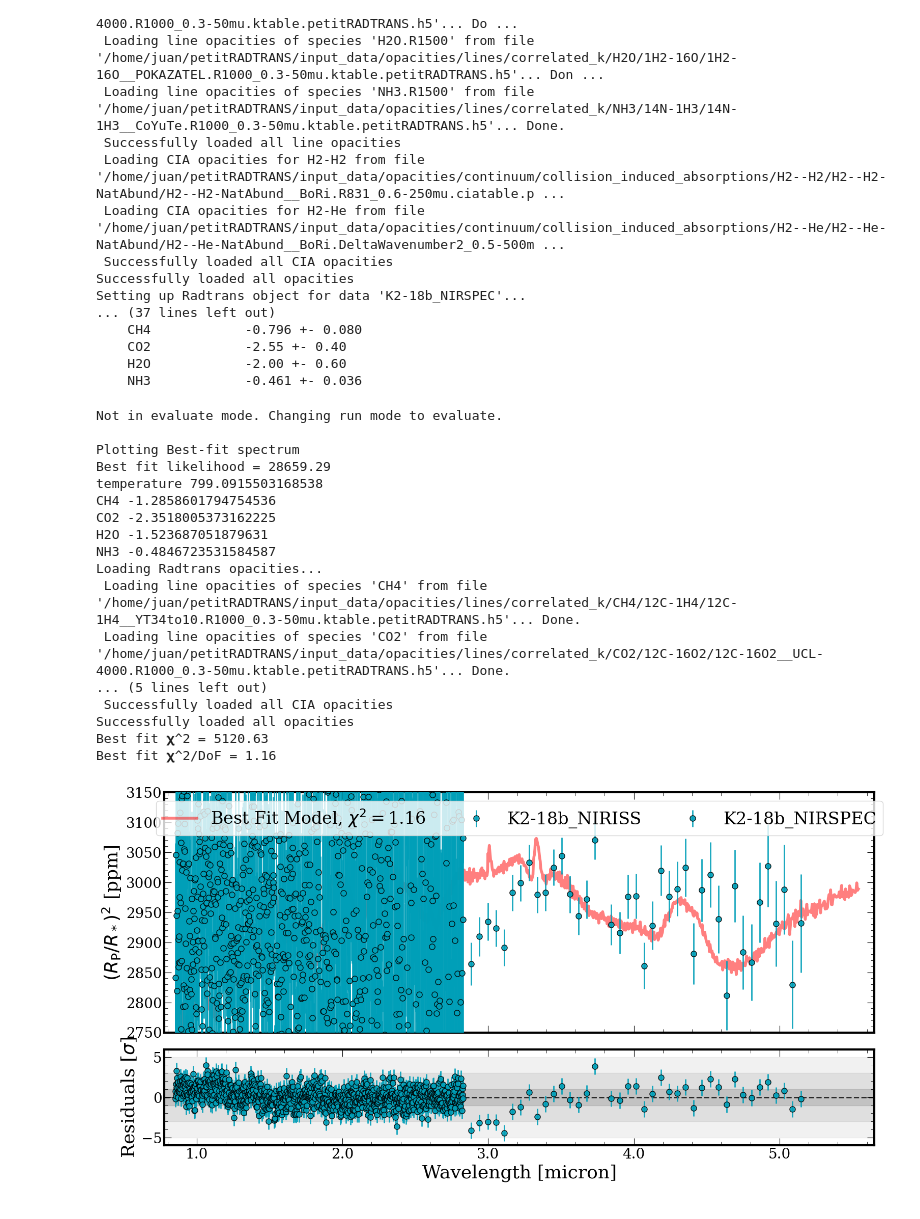
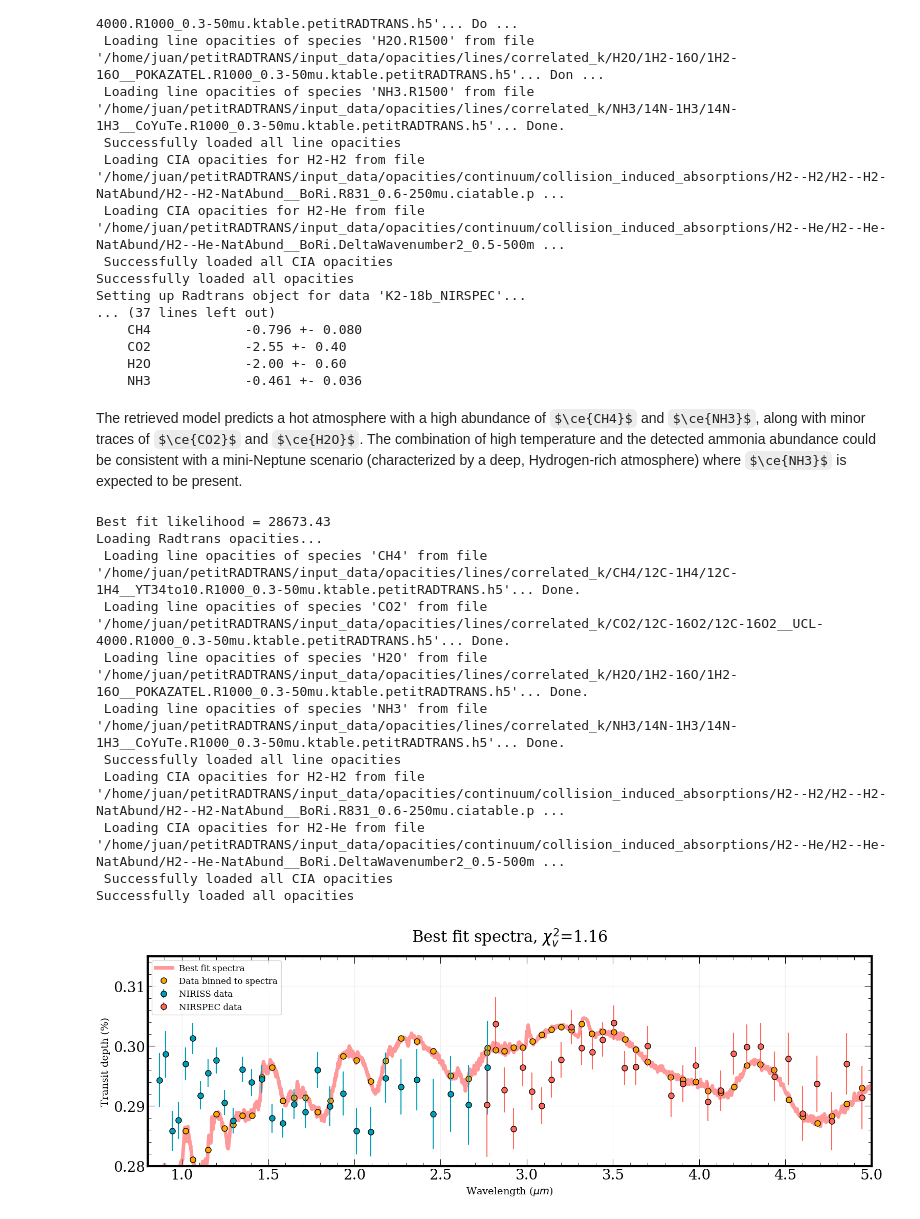
Before and after one commit to juan-zapata4/petit-atmospheric-retrievals, a Jupyter notebook: notebooks/K2-18b/Isothermal_clear_standard.ipynb, the cells around one changed output. Drawn from its saved outputs; the diff is of its cells as text; code cells hidden in the pictures; some formulas as TeX source.

Commit message:
work on isothermal model notebooks

```diff
--- a/notebooks/K2-18b/Isothermal_clear_standard.ipynb
+++ b/notebooks/K2-18b/Isothermal_clear_standard.ipynb
@@ -126,31 +127,74 @@ Setting up Radtrans object for data 'K2-18b_NIRSPEC'...
     CO2            -2.55 +- 0.40
     H2O            -2.00 +- 0.60
     NH3            -0.461 +- 0.036
+# %% [markdown]
+The retrieved model predicts a hot atmosphere with a high abundance of $\ce{CH4}$ and $\ce{NH3}$, along with minor traces of $\ce{CO2}$ and $\ce{H2O}$. The combination of high temperature and the detected ammonia abundance could be consistent with a mini-Neptune scenario (characterized by a deep, Hydrogen-rich atmosphere) where $\ce{NH3}$ is expected to be present.
 # %%
+## Getting samples
 sample_dict, parameter_dict = retrieval.get_samples(output_directory=output_directory)
 samples_use = sample_dict[retrieval.configuration.retrieval_name]
 parameters_read = parameter_dict[retrieval.configuration.retrieval_name]
 
+## Getting the best-fit model
+log_l, best_fit_index = retrieval.get_best_fit_likelihood(samples_use)
+sample_use = samples_use[:-1, best_fit_index]
 
-fig,ax,ax_r = retrieval.plot_spectra(samples_use, parameters_read, refresh = True, mode = 'bestfit')
-ax.set_ylim(2750, 3150)
-plt.show()
+best_fit_wavelengths, best_fit_spectrum = retrieval.get_best_fit_model(
+                sample_use,
+                parameters_read,
+                model_generating_function=isothermal_transmission,
+            )
 # %% [output]
-Not in evaluate mode. Changing run mode to evaluate.
-
-Plotting Best-fit spectrum
-Best fit likelihood = 28659.29
-temperature 799.0915503168538
-CH4 -1.2858601794754536
-CO2 -2.3518005373162225
-H2O -1.523687051879631
-NH3 -0.4846723531584587
+Best fit likelihood = 28673.43
 Loading Radtrans opacities...
  Loading line opacities of species 'CH4' from file '/home/juan/petitRADTRANS/input_data/opacities/lines/correlated_k/CH4/12C-1H4/12C-1H4__YT34to10.R1000_0.3-50mu.ktable.petitRADTRANS.h5'... Done.
  Loading line opacities of species 'CO2' from file '/home/juan/petitRADTRANS/input_data/opacities/lines/correlated_k/CO2/12C-16O2/12C-16O2__UCL-4000.R1000_0.3-50mu.ktable.petitRADTRANS.h5'... Done.
-... (5 lines left out)
+ Loading line opacities of species 'H2O' from file '/home/juan/petitRADTRANS/input_data/opacities/lines/correlated_k/H2O/1H2-16O/1H2-16O__POKAZATEL.R1000_0.3-50mu.ktable.petitRADTRANS.h5'... Done.
+ Loading line opacities of species 'NH3' from file '/home/juan/petitRADTRANS/input_data/opacities/lines/correlated_k/NH3/14N-1H3/14N-1H3__CoYuTe.R1000_0.3-50mu.ktable.petitRADTRANS.h5'... Done.
+ Successfully loaded all line opacities
+ Loading CIA opacities for H2-H2 from file '/home/juan/petitRADTRANS/input_data/opacities/continuum/collision_induced_absorptions/H2--H2/H2--H2-NatAbund/H2--H2-NatAbund__BoRi.R831_0.6-250mu.ciatable.p ...
+ Loading CIA opacities for H2-He from file '/home/juan/petitRADTRANS/input_data/opacities/continuum/collision_induced_absorptions/H2--He/H2--He-NatAbund/H2--He-NatAbund__BoRi.DeltaWavenumber2_0.5-500m ...
  Successfully loaded all CIA opacities
 Successfully loaded all opacities
-Best fit 𝛘^2 = 5120.63
-Best fit 𝛘^2/DoF = 1.16
-[figure, removed]
+# %%
+## Loading the low resolution spectra
+niriss = pd.read_csv(os.path.join(root_path, "spectra/K2-18b_NIRISS_low_res.txt"), skiprows=1, names=["wl", "td", "td_e"], sep="\s+")
+nirspec = pd.read_csv(os.path.join(root_path, "spectra/K2-18b_NIRSPEC_low_res.txt"), skiprows=1, names=["wl", "td", "td_e"], sep="\s+")
+
+## Binning the best fit model to spectra data
+idx_niriss = []
+idx_nirspec = []
+for i in range(niriss["wl"].shape[0]):
+    minIndex = np.argmin((best_fit_wavelengths-niriss["wl"][i])**2)
+    idx_niriss.append(minIndex)
+
+for j in range(nirspec["wl"].shape[0]):
+    minIndex = np.argmin((best_fit_wavelengths-nirspec["wl"][j])**2)
+    idx_nirspec.append(minIndex)
+
+## Calculating the reduced chi squared
+chi2 = retrieval.get_reduced_chi2_from_model(best_fit_wavelengths, best_fit_spectrum, subtract_n_parameters = True)
+
+## Plot of the best-fit spectra
+ax = plt.figure(figsize=(16,6)).gca()
+ax.plot(best_fit_wavelengths, best_fit_spectrum*100,
+        color="red", alpha=0.4, linewidth=5, zorder=1, label="Best fit spectra")
+ax.plot(best_fit_wavelengths[idx_niriss], best_fit_spectrum[idx_niriss]*100, 'o',
+          color="orange", markeredgecolor="k", zorder=2, label="Data binned to spectra")
+ax.plot(best_fit_wavelengths[idx_nirspec], best_fit_spectrum[idx_nirspec]*100, 'o',
+          color="orange", markeredgecolor="k", zorder=2)
+ax.errorbar(niriss["wl"], niriss["td"]*100, yerr = niriss["td_e"]*100, fmt='o', markeredgecolor="k", label="NIRISS data", zorder=3)
+ax.errorbar(nirspec["wl"], nirspec["td"]*100, yerr = nirspec["td_e"]*100, fmt='o', markeredgecolor="k", label="NIRSPEC data", zorder=3)
+ax.set(xlim=(0.8, 5),
+       xticks=np.arange(1, 5.5, 0.5),
+       ylim=(0.28, 0.315),
+       yticks=[0.28, 0.29, 0.30, 0.31],
+      )
+ax.set_title(f'Best fit spectra, $\chi_v^2$={chi2:.2f}', pad = 20, fontsize=22)
+ax.set_ylabel('Transit depth (%)', fontsize=14)
+ax.set_xlabel(r'Wavelength (${\mu m}$)', fontsize=14)
+ax.grid(alpha=0.2)
+ax.legend(loc="upper left", fontsize=12)
+plt.show()
+# %% [output]
+[figure, added]
```
Also changed, not shown: parts of 13 cells of this notebook, 23 other files.
